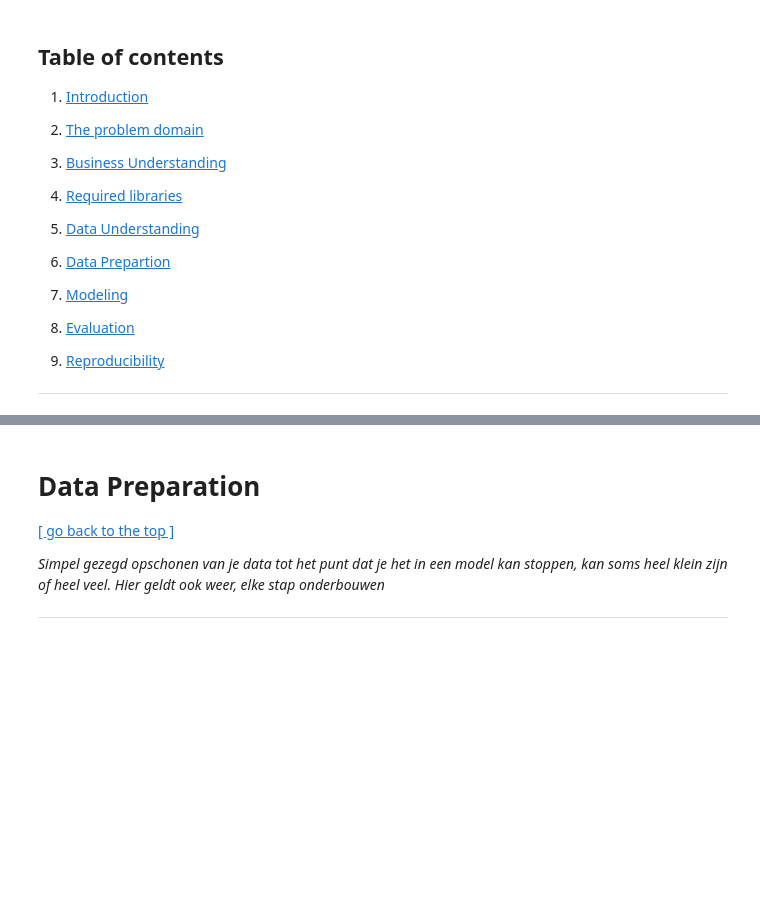
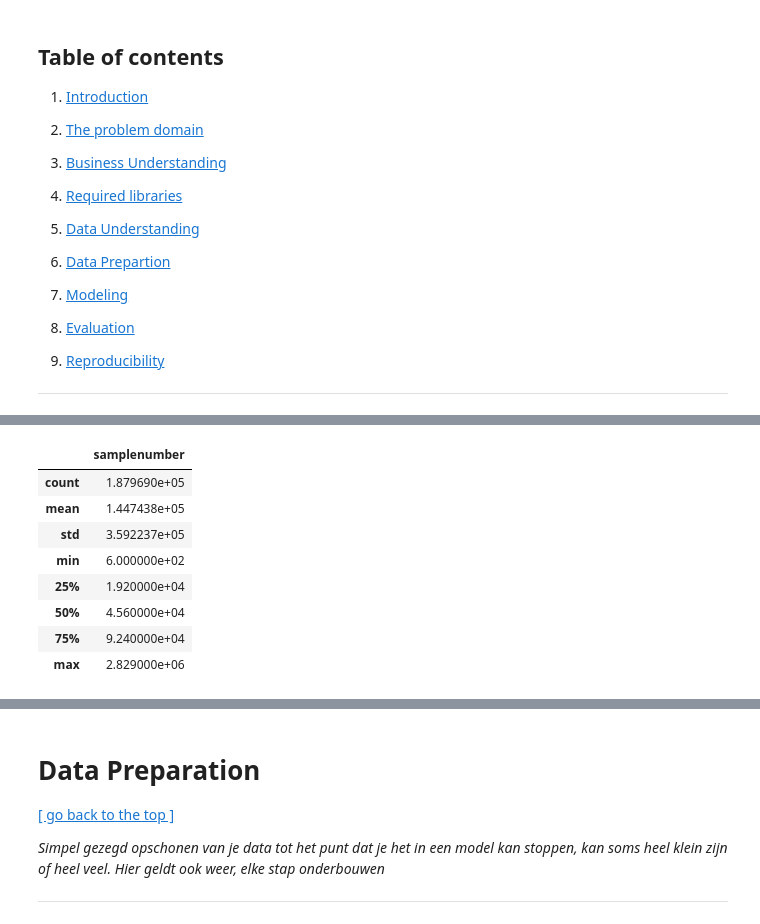
Before and after one commit to EsmeeK1/MachineLearning, a Jupyter notebook: thema's/deep_learning/boekclassificatie_esmee_kraan.ipynb.ipynb, the cells around one changed output, grey strips where cells are left out. Cells and saved outputs as stored; diff of their text form; code cells hidden in the pictures; blank space fills up the shorter version.

```diff
--- a/thema's/deep_learning/boekclassificatie_esmee_kraan.ipynb.ipynb
+++ b/thema's/deep_learning/boekclassificatie_esmee_kraan.ipynb.ipynb
@@ -161,0 +176,12 @@ ModuleNotFoundError: No module named 'sounddevice'
+# %%
+df_test.describe()
+# %% [output]
+|  | samplenumber |
+| count | 1.879690e+05 |
+| mean | 1.447438e+05 |
+| std | 3.592237e+05 |
+| min | 6.000000e+02 |
+| 25% | 1.920000e+04 |
+| 50% | 4.560000e+04 |
+| 75% | 9.240000e+04 |
+| max | 2.829000e+06 |
```
Also changed, not shown: parts of 19 cells of this notebook, 2 other files.
